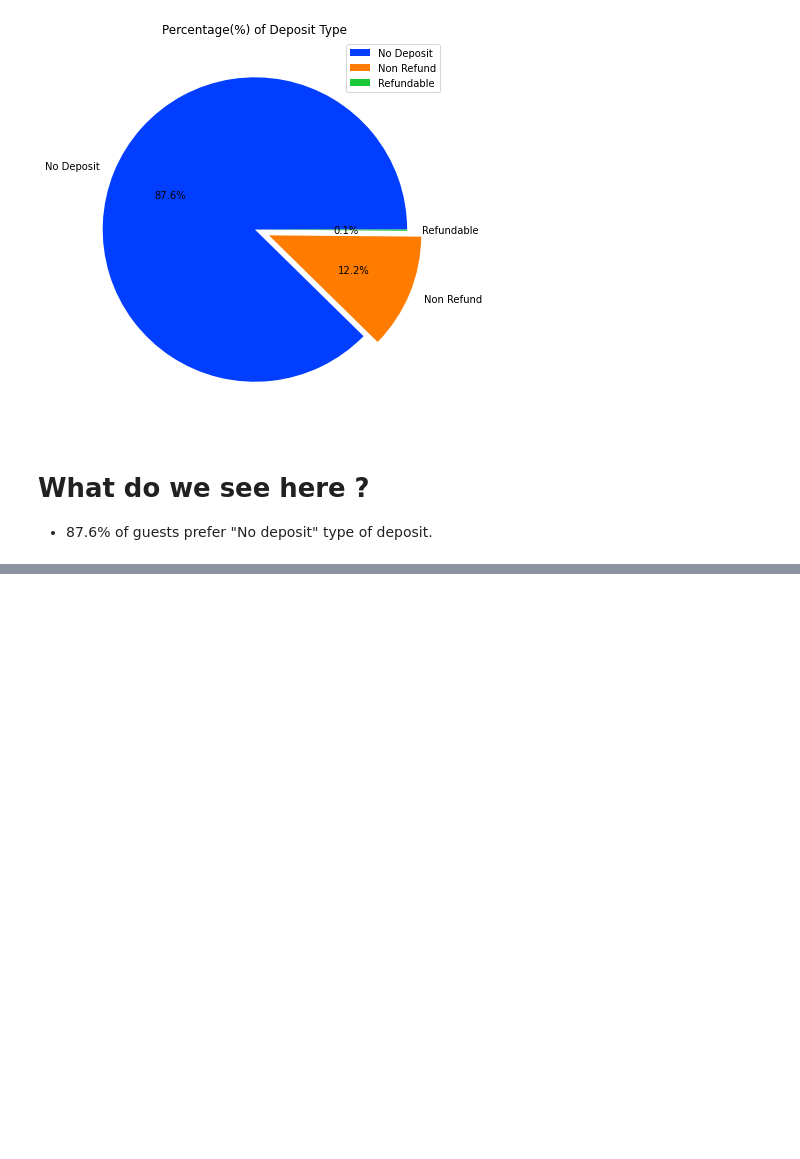
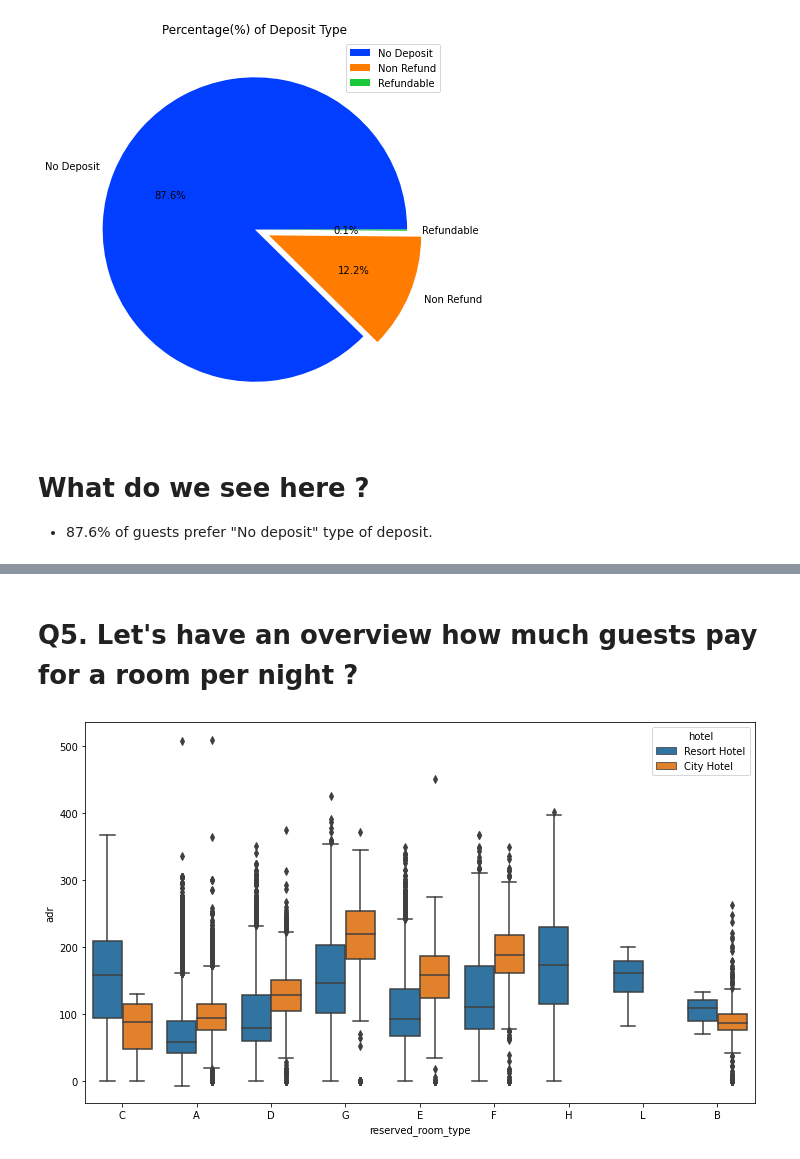
Before and after one commit to sachanneeraj/Hotels-Data-Analysis-EDA, a Jupyter notebook: Hotel_Booking_Analysis_Capstone_Project.ipynb, the cells around one changed output, grey strips where cells are left out. Cells and saved outputs as stored; diff of their text form; code cells hidden in the pictures; blank space fills up the shorter version.

```diff
--- a/Hotel_Booking_Analysis_Capstone_Project.ipynb
+++ b/Hotel_Booking_Analysis_Capstone_Project.ipynb
@@ -337,0 +355,8 @@ plt.show()
+# %% [markdown]
+# Q5. Let's have an overview how much guests pay for a room per night ?
+# %%
+plt.figure(figsize=(12,7))
+sns.boxplot(x='reserved_room_type', y='adr', data=non_canceled, hue ='hotel')
+plt.show()
+# %% [output]
+[figure, added]
```
Also changed, not shown: parts of 17 cells of this notebook.
